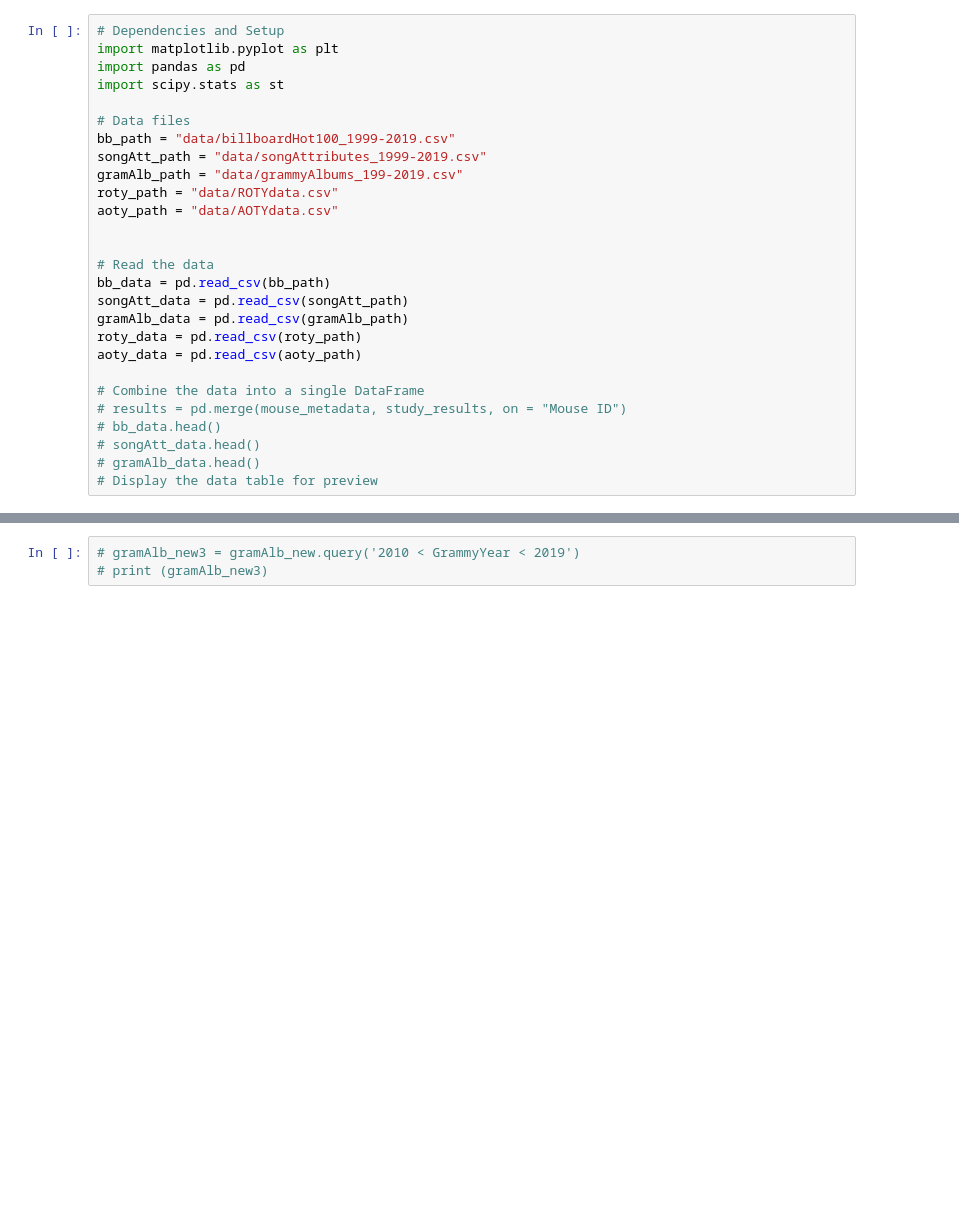
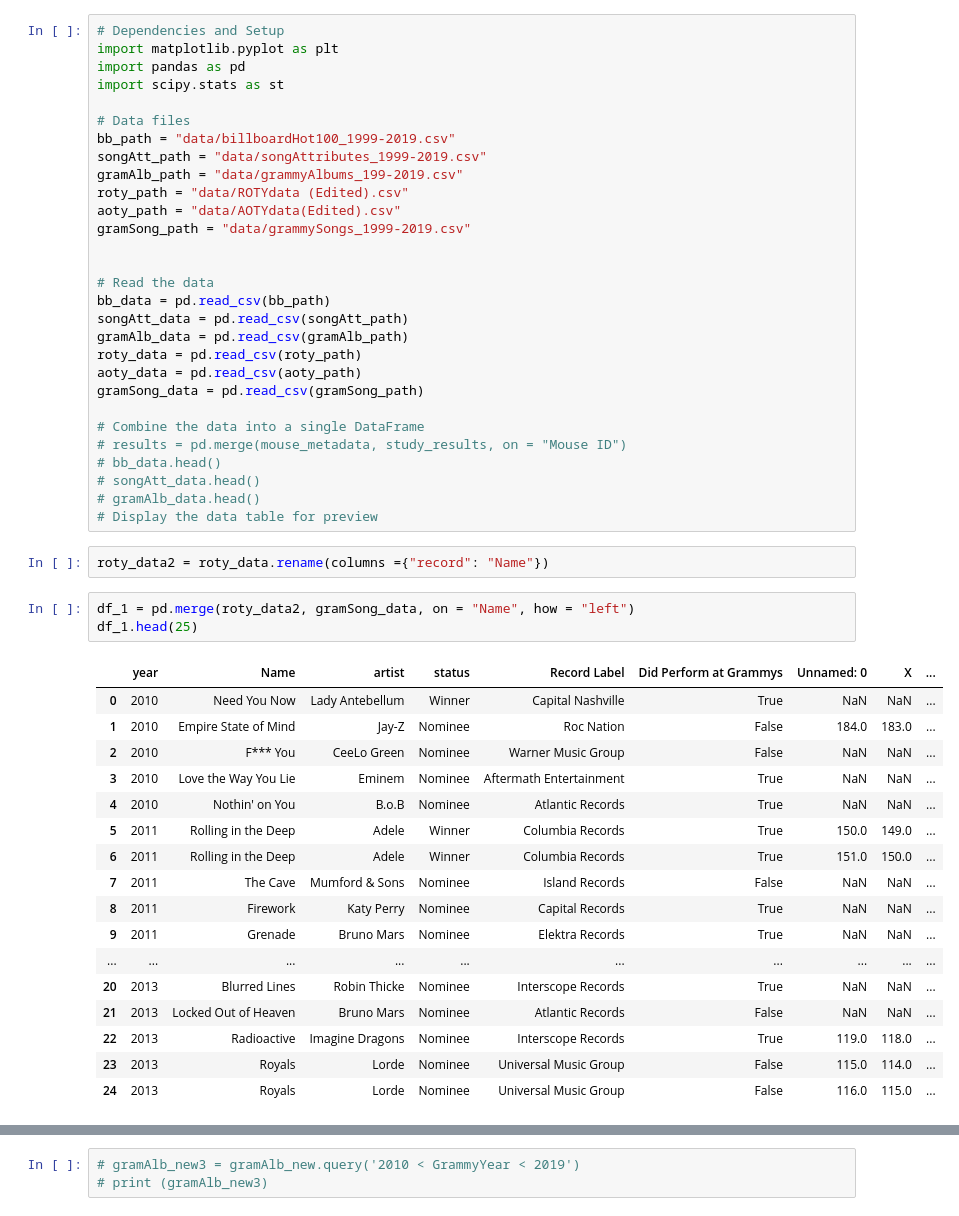
Before and after one commit to jonesj5901/project-1, a Jupyter notebook: Project 1/Billboard.ipynb, the cells around one changed output, grey strips where cells are left out. Cells and saved outputs as stored; diff of their text form; blank space fills up the shorter version.

```diff
--- a/Project 1/Billboard.ipynb
+++ b/Project 1/Billboard.ipynb
@@ -8,8 +8,9 @@ import scipy.stats as st
 bb_path = "data/billboardHot100_1999-2019.csv"
 songAtt_path = "data/songAttributes_1999-2019.csv"
 gramAlb_path = "data/grammyAlbums_199-2019.csv"
-roty_path = "data/ROTYdata.csv"
-aoty_path = "data/AOTYdata.csv"
+roty_path = "data/ROTYdata (Edited).csv"
+aoty_path = "data/AOTYdata(Edited).csv"
+gramSong_path = "data/grammySongs_1999-2019.csv"
 
 
 # Read the data
@@ -18,6 +19,7 @@ songAtt_data = pd.read_csv(songAtt_path)
 gramAlb_data = pd.read_csv(gramAlb_path)
 roty_data = pd.read_csv(roty_path)
 aoty_data = pd.read_csv(aoty_path)
+gramSong_data = pd.read_csv(gramSong_path)
 
 # Combine the data into a single DataFrame
 # results = pd.merge(mouse_metadata, study_results, on = "Mouse ID")
@@ -25,3 +27,26 @@ aoty_data = pd.read_csv(aoty_path)
 # songAtt_data.head()
 # gramAlb_data.head()
 # Display the data table for preview
+# %%
+roty_data2 = roty_data.rename(columns ={"record": "Name"})
+# %%
+df_1 = pd.merge(roty_data2, gramSong_data, on = "Name", how = "left")
+df_1.head(25)
+# %% [output]
+|  | year | Name | artist | status | Record Label | Did Perform at Grammys | Unnamed: 0 | X | ... |
+| 0 | 2010 | Need You Now | Lady Antebellum | Winner | Capital Nashville | True | NaN | NaN | ... |
+| 1 | 2010 | Empire State of Mind | Jay-Z | Nominee | Roc Nation | False | 184.0 | 183.0 | ... |
+| 2 | 2010 | F*** You | CeeLo Green | Nominee | Warner Music Group | False | NaN | NaN | ... |
+| 3 | 2010 | Love the Way You Lie | Eminem | Nominee | Aftermath Entertainment | True | NaN | NaN | ... |
+| 4 | 2010 | Nothin' on You | B.o.B | Nominee | Atlantic Records | True | NaN | NaN | ... |
+| 5 | 2011 | Rolling in the Deep | Adele | Winner | Columbia Records | True | 150.0 | 149.0 | ... |
+| 6 | 2011 | Rolling in the Deep | Adele | Winner | Columbia Records | True | 151.0 | 150.0 | ... |
+| 7 | 2011 | The Cave | Mumford & Sons | Nominee | Island Records | False | NaN | NaN | ... |
+| 8 | 2011 | Firework | Katy Perry | Nominee | Capital Records | True | NaN | NaN | ... |
+| 9 | 2011 | Grenade | Bruno Mars | Nominee | Elektra Records | True | NaN | NaN | ... |
+| ... | ... | ... | ... | ... | ... | ... | ... | ... | ... |
+| 20 | 2013 | Blurred Lines | Robin Thicke | Nominee | Interscope Records | True | NaN | NaN | ... |
+| 21 | 2013 | Locked Out of Heaven | Bruno Mars | Nominee | Atlantic Records | False | NaN | NaN | ... |
+| 22 | 2013 | Radioactive | Imagine Dragons | Nominee | Interscope Records | True | 119.0 | 118.0 | ... |
+| 23 | 2013 | Royals | Lorde | Nominee | Universal Music Group | False | 115.0 | 114.0 | ... |
+| 24 | 2013 | Royals | Lorde | Nominee | Universal Music Group | False | 116.0 | 115.0 | ... |
```
Also changed, not shown: parts of 12 cells of this notebook, 1 other file.
